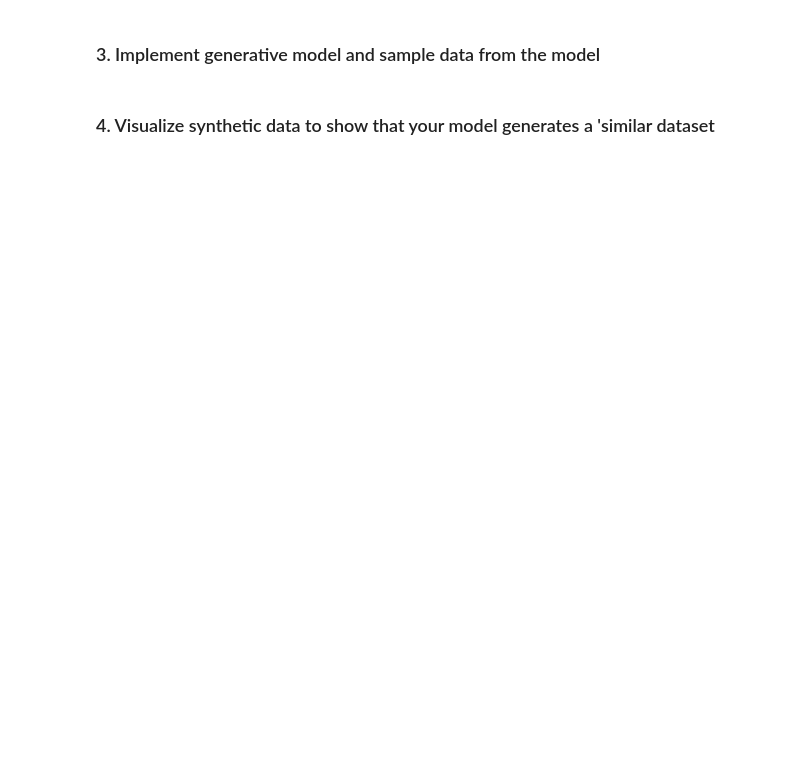
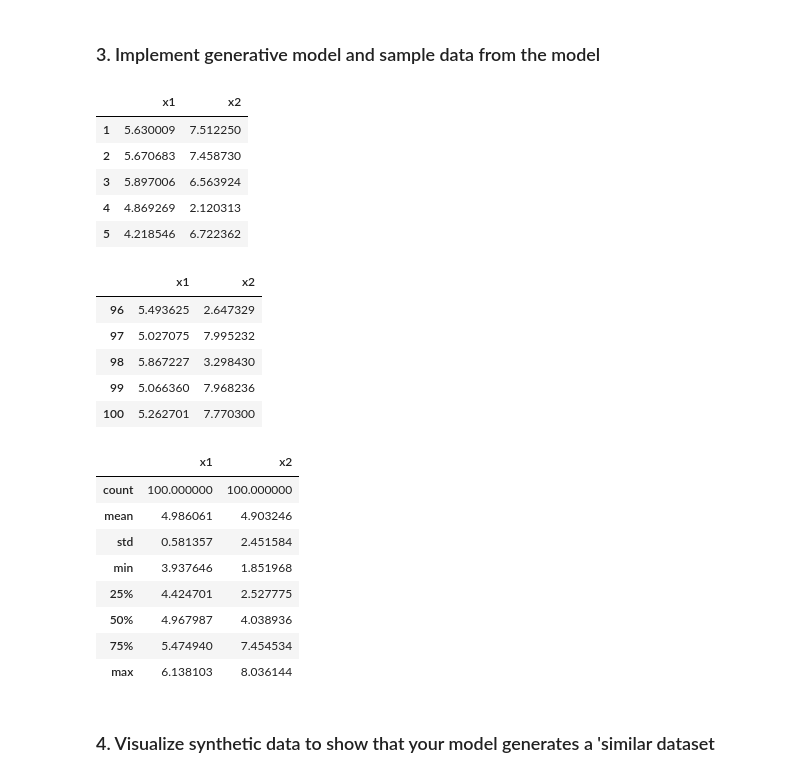
Before and after one commit to CMPE547-Spring-2017-Bogazici/hw2, a Jupyter notebook: HW2.ipynb, the cells around one changed output. Cells and saved outputs as stored; diff of their text form; code cells hidden in the pictures; blank space fills up the shorter version.

```diff
--- a/HW2.ipynb
+++ b/HW2.ipynb
@@ -39,4 +91,47 @@ plt.ylabel('x2')
 # %% [markdown]
 ### 3. Implement generative model and sample data from the model
+# %%
+#Generative Model
+#number of points
+N = 100
+# Kernel
+w = 2 * np.random.rand(N) + 4
+# Noise for the x1
+epsilon1 = np.random.randn(N)
+#Noise for the x2
+epsilon2 = np.random.randn(N)
+x1 = w + epsilon1/11
+# sign
+sn = np.sign(np.random.randn(N))
+x2 = 5 + sn * np.sqrt(9 - (9 * (w - 5)**2)) - sn * epsilon2/13
+
+generated = {"x1": x1,"x2": x2}
+index = [i for i in range(1,N+1)]
+g_data = pd.DataFrame(data=generated,index=index)
+g_data.head()
+g_data.tail()
+g_data.describe()
+# %% [output]
+|  | x1 | x2 |
+| 1 | 5.630009 | 7.512250 |
+| 2 | 5.670683 | 7.458730 |
+| 3 | 5.897006 | 6.563924 |
+| 4 | 4.869269 | 2.120313 |
+| 5 | 4.218546 | 6.722362 |
+|  | x1 | x2 |
+| 96 | 5.493625 | 2.647329 |
+| 97 | 5.027075 | 7.995232 |
+| 98 | 5.867227 | 3.298430 |
+| 99 | 5.066360 | 7.968236 |
+| 100 | 5.262701 | 7.770300 |
+|  | x1 | x2 |
+| count | 100.000000 | 100.000000 |
+| mean | 4.986061 | 4.903246 |
+| std | 0.581357 | 2.451584 |
+| min | 3.937646 | 1.851968 |
+| 25% | 4.424701 | 2.527775 |
+| 50% | 4.967987 | 4.038936 |
+| 75% | 5.474940 | 7.454534 |
+| max | 6.138103 | 8.036144 |
 # %% [markdown]
 ### 4. Visualize synthetic data to show that your model generates a 'similar dataset
```
Also changed, not shown: parts of 8 cells of this notebook.
